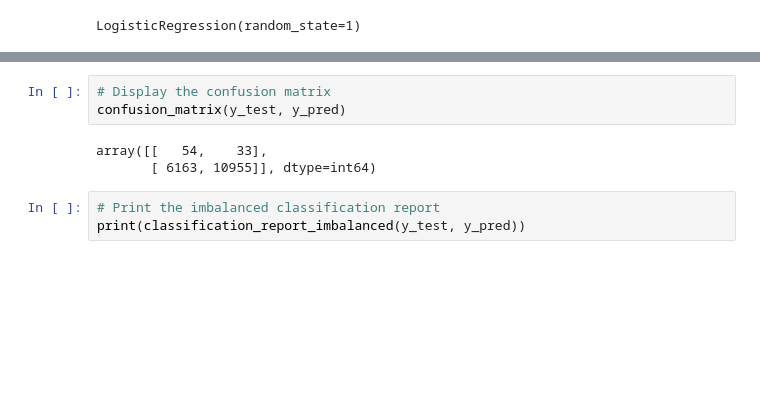
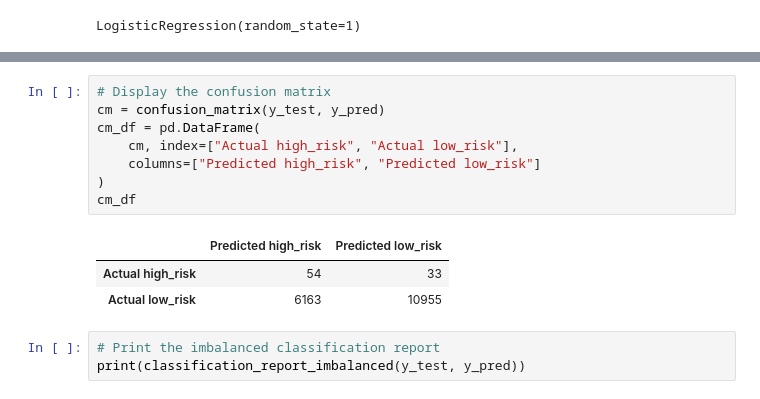
Before and after one commit to kateyharris/Credit_Risk_Analysi, a Jupyter notebook: credit_risk_resampling.ipynb, the cells around one changed output, grey strips where cells are left out. Cells and saved outputs as stored; diff of their text form; blank space fills up the shorter version.

```diff
--- a/credit_risk_resampling.ipynb
+++ b/credit_risk_resampling.ipynb
@@ -187,10 +201,16 @@ balanced_accuracy_score(y_test, y_pred)
 0.6303296388959394
 # %%
 # Display the confusion matrix
-confusion_matrix(y_test, y_pred)
+cm = confusion_matrix(y_test, y_pred)
+cm_df = pd.DataFrame(
+    cm, index=["Actual high_risk", "Actual low_risk"],
+    columns=["Predicted high_risk", "Predicted low_risk"]
+)
+cm_df
 # %% [output]
-array([[   54,    33],
-       [ 6163, 10955]], dtype=int64)
+|  | Predicted high_risk | Predicted low_risk |
+| Actual high_risk | 54 | 33 |
+| Actual low_risk | 6163 | 10955 |
 # %%
 # Print the imbalanced classification report
 print(classification_report_imbalanced(y_test, y_pred))
```
Also changed, not shown: parts of 14 cells of this notebook, 1 other file.
